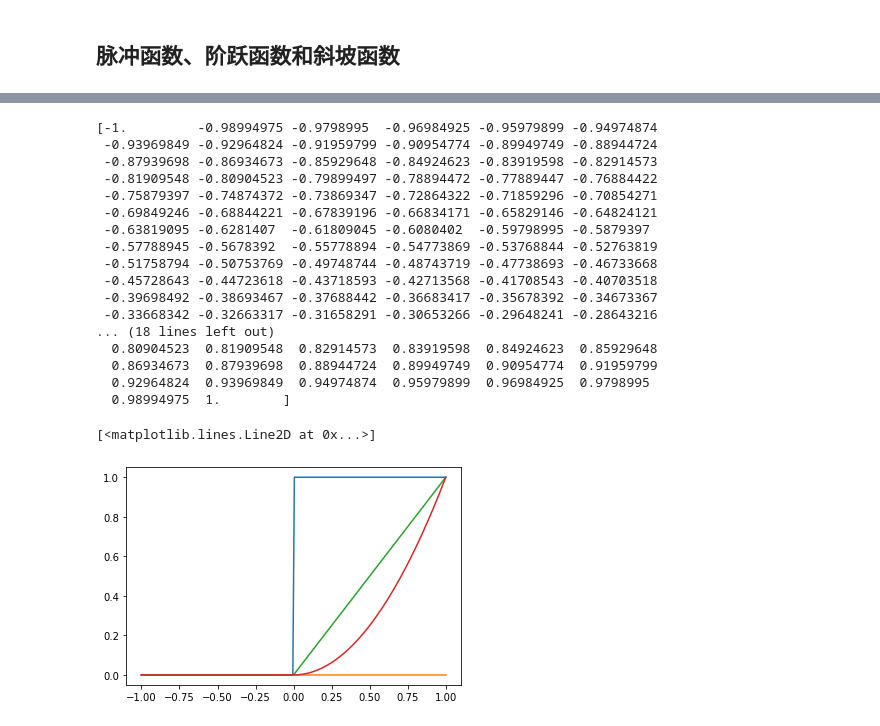
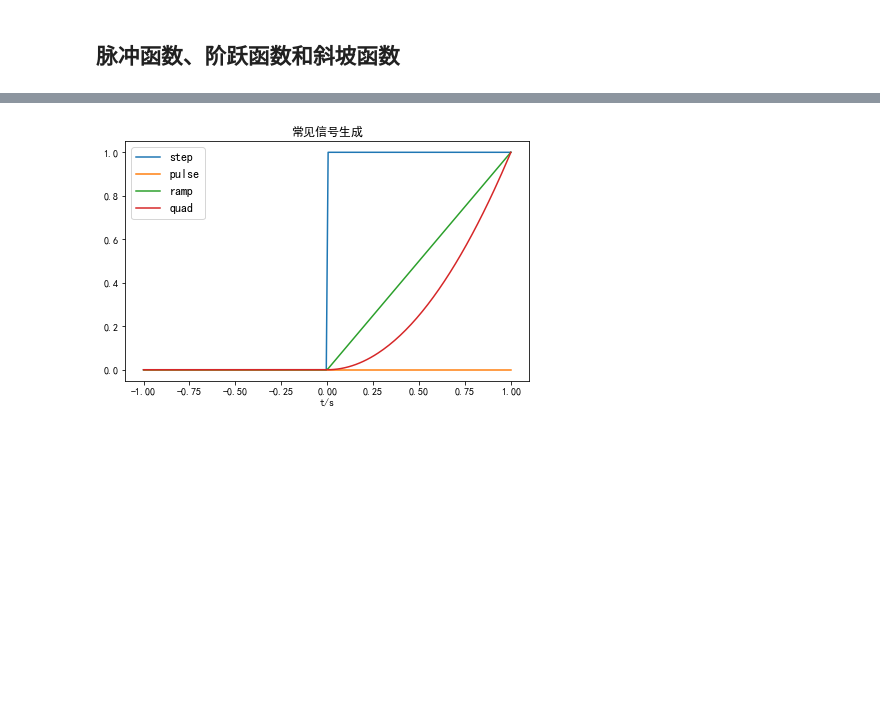
Before and after one commit to Chenying2000/Python-DSP, a Jupyter notebook: 毕业设计：信号处理工具箱开发/信号产生/脉冲函数、阶跃函数和斜坡函数.ipynb, the cells around one changed output, grey strips where cells are left out. Cells and saved outputs as stored; diff of their text form; code cells hidden in the pictures; blank space fills up the shorter version.

```diff
--- a/毕业设计：信号处理工具箱开发/信号产生/脉冲函数、阶跃函数和斜坡函数.ipynb
+++ b/毕业设计：信号处理工具箱开发/信号产生/脉冲函数、阶跃函数和斜坡函数.ipynb
@@ -3,48 +45,15 @@
 # %%
-#libraries
-import numpy as np
-import matplotlib.pyplot as plt
-from sympy import *
-t = np.linspace(-1,1,200)
-#Generate a time vector in steps of 10 ms
-#Define step signal
-def step(t):
-     r=np.where(t>0.0,1.0,0.0)
-     return r
-#Define pulse signal
-print(t)
-def pulse(t):
-     r=np.where(t==0.0,1.0,0.0)
-     return r
-#Define unit ramp function
-def ramp(t):
-     r=t*np.where(t>0.0,1.0,0.0)
-     return r
-#Define unit parabola function
-def quad(t):
-     r = t **2 * np.where(t > 0.0, 1.0, 0.0)
-     return r
-plt.plot(t,step(t))
-plt.plot(t,pulse(t))
-plt.plot(t,ramp(t))
-plt.plot(t,quad(t))
+#Draw the original signal and the restored time-domain waveform of each sampled signal
+fig,ax = plt.subplots(constrained_layout=True)
+ax.plot(t,step(t),label='step')
+ax.plot(t,pulse(t),label='pulse')
+ax.plot(t,ramp(t),label='ramp')
+ax.plot(t,quad(t),label='quad')
+ax.set_title('常见信号生成')
+ax.set_xlabel('t/s')
+ax.legend(fontsize=12)
+plt.rcParams['font.sans-serif']=['SimHei']
+plt.rcParams['axes.unicode_minus'] = False
+fig.savefig('./常见信号生成.png',dpi=500)
 # %% [output]
-[-1.         -0.98994975 -0.9798995  -0.96984925 -0.95979899 -0.94974874
- -0.93969849 -0.92964824 -0.91959799 -0.90954774 -0.89949749 -0.88944724
- -0.87939698 -0.86934673 -0.85929648 -0.84924623 -0.83919598 -0.82914573
- -0.81909548 -0.80904523 -0.79899497 -0.78894472 -0.77889447 -0.76884422
- -0.75879397 -0.74874372 -0.73869347 -0.72864322 -0.71859296 -0.70854271
- -0.69849246 -0.68844221 -0.67839196 -0.66834171 -0.65829146 -0.64824121
- -0.63819095 -0.6281407  -0.61809045 -0.6080402  -0.59798995 -0.5879397
- -0.57788945 -0.5678392  -0.55778894 -0.54773869 -0.53768844 -0.52763819
- -0.51758794 -0.50753769 -0.49748744 -0.48743719 -0.47738693 -0.46733668
- -0.45728643 -0.44723618 -0.43718593 -0.42713568 -0.41708543 -0.40703518
- -0.39698492 -0.38693467 -0.37688442 -0.36683417 -0.35678392 -0.34673367
- -0.33668342 -0.32663317 -0.31658291 -0.30653266 -0.29648241 -0.28643216
-... (18 lines left out)
-  0.80904523  0.81909548  0.82914573  0.83919598  0.84924623  0.85929648
-  0.86934673  0.87939698  0.88944724  0.89949749  0.90954774  0.91959799
-  0.92964824  0.93969849  0.94974874  0.95979899  0.96984925  0.9798995
-  0.98994975  1.        ]
-[<matplotlib.lines.Line2D at 0x...>]
-[figure, old version]
+[figure, new version]
```
Also changed, not shown: parts of 1 cell of this notebook, 3 other files.
